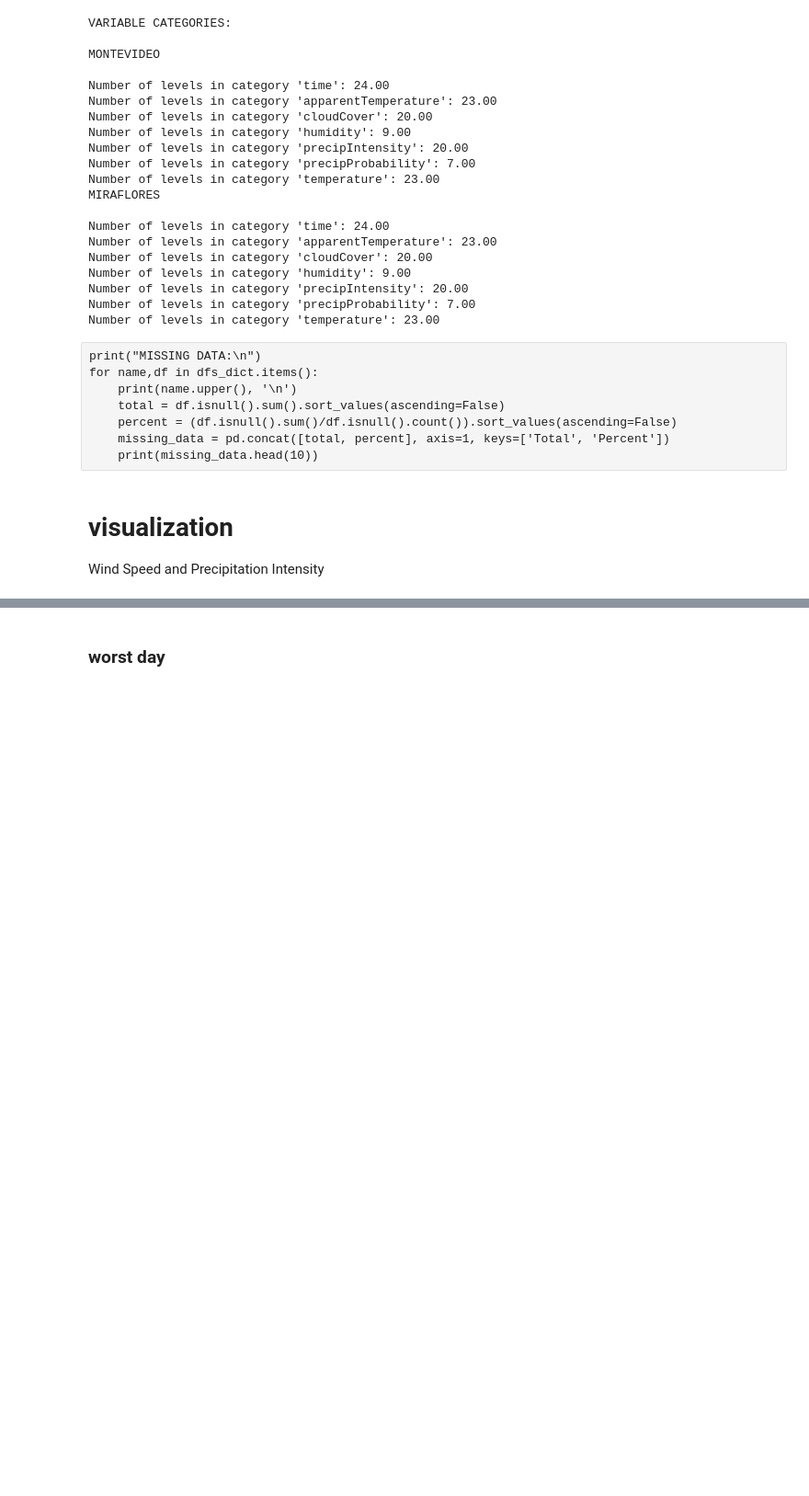
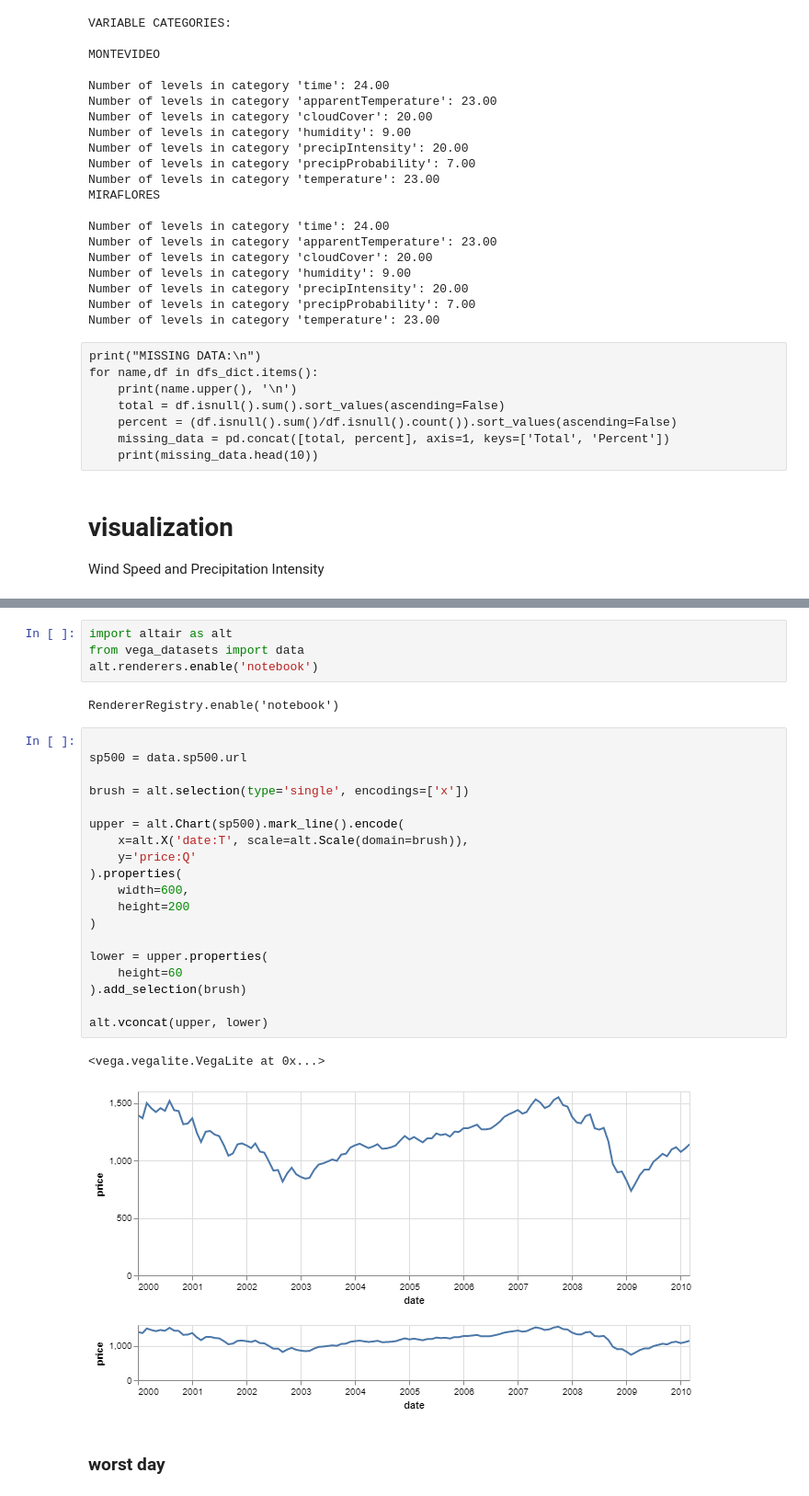
Before and after one commit to Marcelobbr/flood_traffic, a Jupyter notebook: notebooks/weather_exploratory_analysis.ipynb, the cells around one changed output, grey strips where cells are left out. Shown at 92% size. Saved outputs shown, nothing was run; the diff lists cells and outputs as text; blank space fills up the shorter version.

```diff
--- a/notebooks/weather_exploratory_analysis.ipynb
+++ b/notebooks/weather_exploratory_analysis.ipynb
@@ -247,3 +284,31 @@ plt.clf()
+# %%
+import altair as alt
+from vega_datasets import data
+alt.renderers.enable('notebook')
+# %% [output]
+RendererRegistry.enable('notebook')
+# %%
+
+sp500 = data.sp500.url
+
+brush = alt.selection(type='single', encodings=['x'])
+
+upper = alt.Chart(sp500).mark_line().encode(
+    x=alt.X('date:T', scale=alt.Scale(domain=brush)),
+    y='price:Q'
+).properties(
+    width=600,
+    height=200
+)
+
+lower = upper.properties(
+    height=60
+).add_selection(brush)
+
+alt.vconcat(upper, lower)
+# %% [output]
+<vega.vegalite.VegaLite at 0x...>
+[figure, added]
 # %% [markdown]
 ### worst day
 # %%
```
Also changed, not shown: parts of 15 cells of this notebook, 7 other files.
